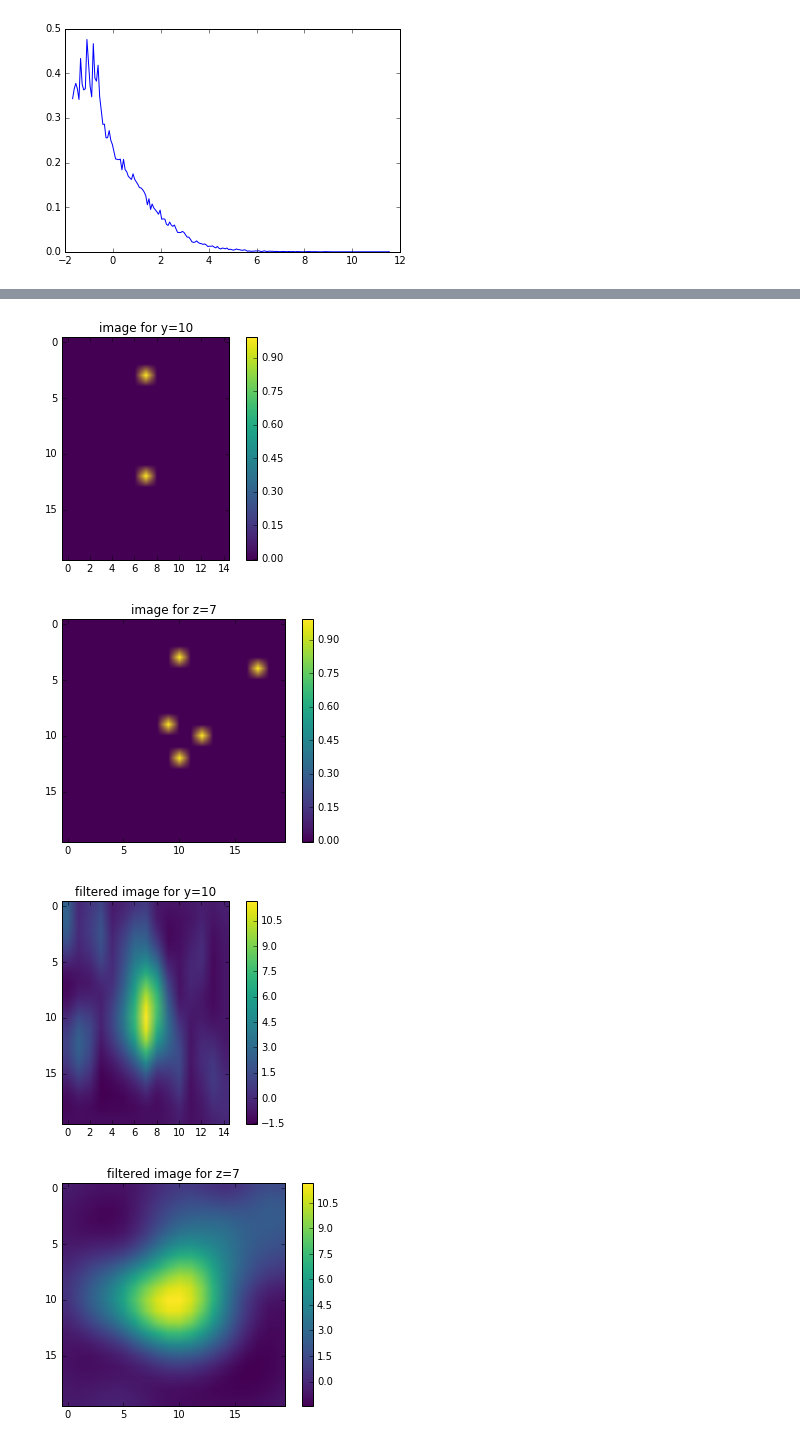
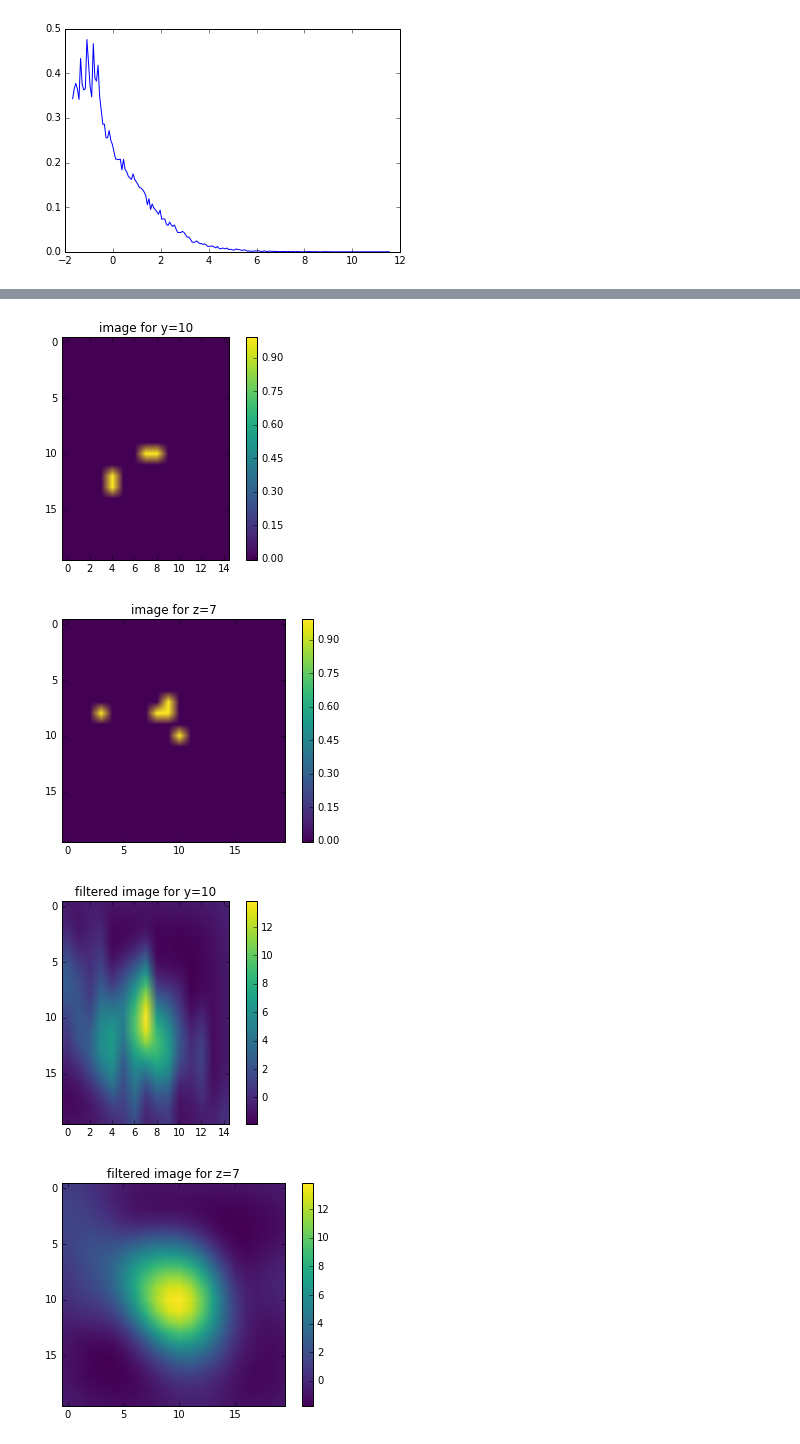
Before and after one commit to jshlomi/SignalProcessingProject, a Jupyter notebook: FlareDetectionProject.ipynb, the cells around one changed output, grey strips where cells are left out. Drawn from its saved outputs; the diff is of its cells as text; code cells hidden in the pictures.

```diff
--- a/FlareDetectionProject.ipynb
+++ b/FlareDetectionProject.ipynb
@@ -362,32 +362,47 @@ timeLength = len(template[0][0])
 
 imagelist = []
 filteredImages = []
+completness = []
 
-flux = 2*Fth
+fluxes = np.linspace(0.01*Fth, 3*Fth, 10)
+nTrialsPerFlux = 100
 
-for i in range(5):
-    #make image without subtracting mean
-    img = makeImage(bkg, templatesize,timeLength,False)
-    #add template to signal with desired flux
-    imgWithSig = addSignalToImg(img, template, flux, int(templatesize/2), int(templatesize/2), int(timeLength/2.0))
-    #subtract mean from image
-    imgWithSig = imgWithSig-np.mean(imgWithSig)
+for flux in fluxes:
 
-    imagelist.append( np.copy(imgWithSig) )
-    filteredImages.append( signal.correlate(imgWithSig,filtered,'same') )
+    passedThreshold = 0
+
+    for i in range(nTrialsPerFlux):
+
+        #make image without subtracting mean
+        img = makeImage(bkg, templatesize,timeLength,False)
+        #add template to signal with desired flux
+        imgWithSig = addSignalToImg(img, template, flux, int(templatesize/2), int(templatesize/2), int(timeLength/2.0))
+        #subtract mean from image
+        imgWithSig = imgWithSig-np.mean(imgWithSig)
+
+        imagelist.append( np.copy(imgWithSig) )
+        filteredImages.append( signal.correlate(imgWithSig,filtered,'same') )
+
+        #check if the value of the cross correlation at the location of the signal is higher than S threshold
+        SinImage = filteredImages[-1][int(templatesize/2)][int(templatesize/2)][int(timeLength/2.0)]
+
+        if SinImage > Sthreshold:
+            passedThreshold +=1
+
+    completness.append([ flux, float(passedThreshold)/nTrialsPerFlux ])
 # %%
 make2Dsliceplot(template,'y',int(templatesize/2),'template',"")
 make2Dsliceplot(template,'z',int(timeLength/2),'template',"")
 
-make2Dsliceplot(imagelist[1],'y',int(templatesize/2),'image',"")
-make2Dsliceplot(imagelist[1],'z',int(timeLength/2.0),'image',"")
+make2Dsliceplot(imagelist[420],'y',int(templatesize/2),'image',"")
+make2Dsliceplot(imagelist[420],'z',int(timeLength/2.0),'image',"")
 
-make2Dsliceplot(filteredImages[1],'y',int(templatesize/2),'filtered image',"")
-make2Dsliceplot(filteredImages[1],'z',int(timeLength/2.0),'filtered image',"")
+make2Dsliceplot(filteredImages[420],'y',int(templatesize/2),'filtered image',"")
+make2Dsliceplot(filteredImages[420],'z',int(timeLength/2.0),'filtered image',"")
 # %% [output]
 [figure]
 [figure]
-[figure, old version]
+[figure, new version]
-[figure, old version]
+[figure, new version]
-[figure, old version]
+[figure, new version]
-[figure, old version]
+[figure, new version]
```
Also changed, not shown: parts of 2 cells of this notebook.
